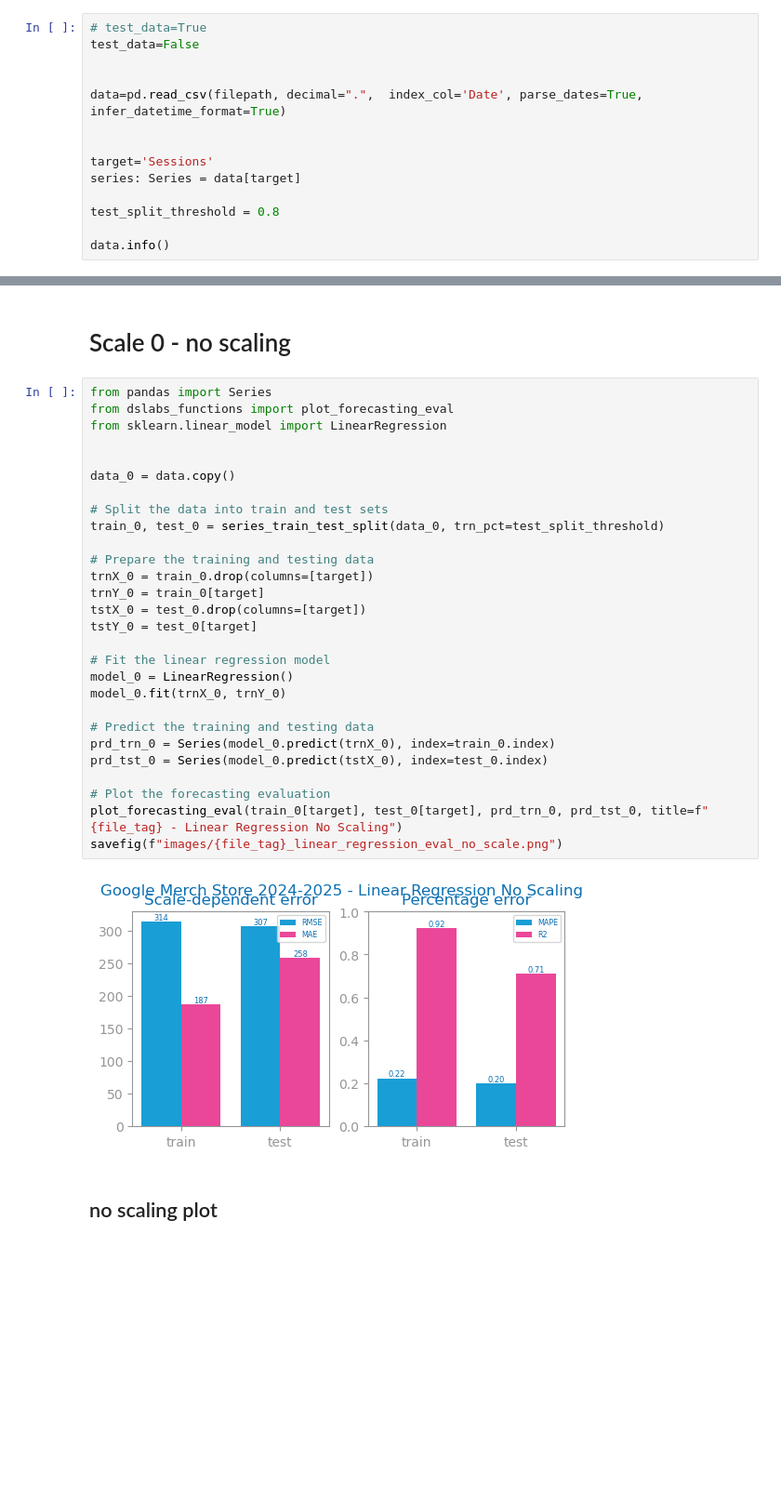
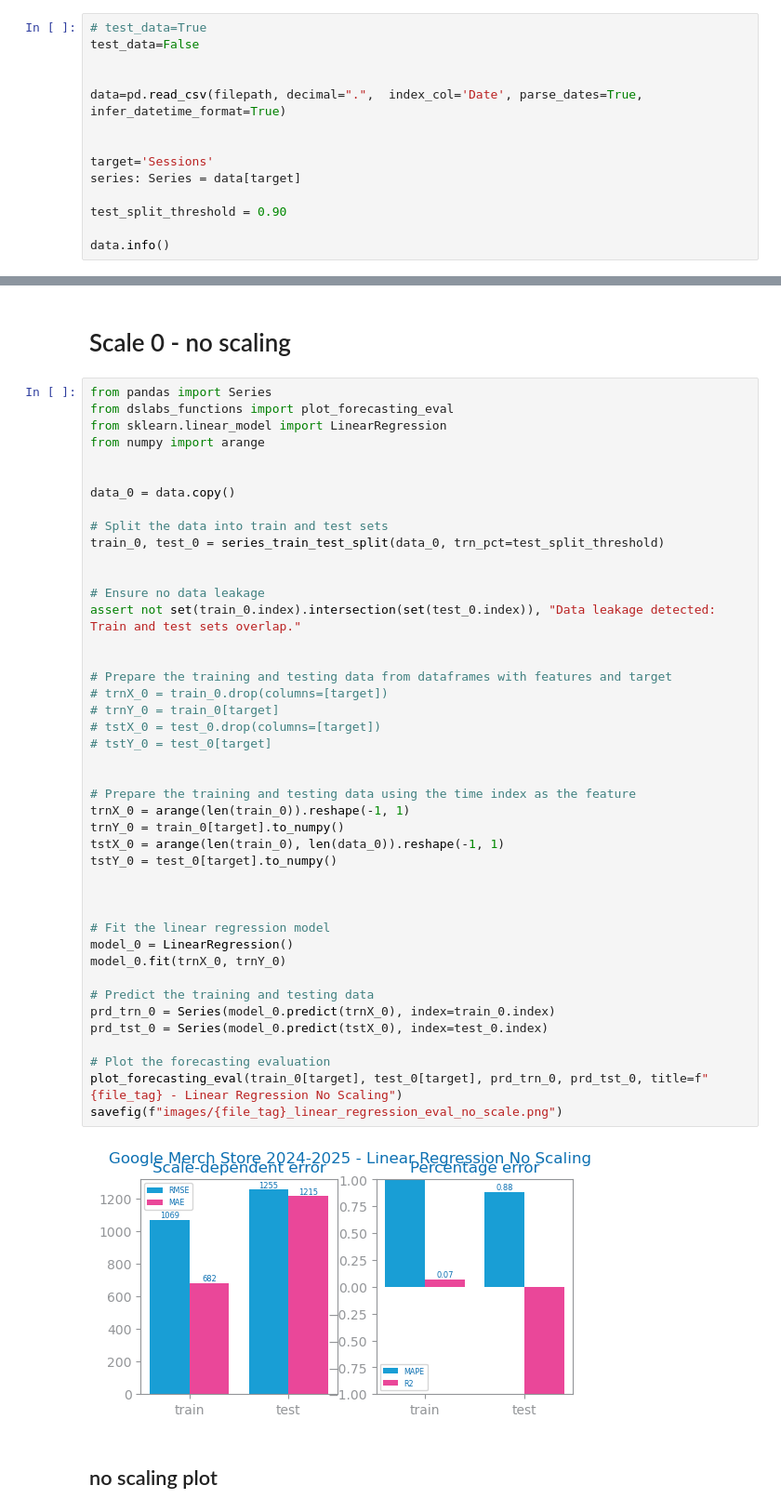
Before and after one commit to jvanalytics/ist_dash_2024_rec, a Jupyter notebook: time_series_forecasting/notebooks/dataset_3/3_ga4_merch_agg_2024_time_series_scaling.ipynb, the cells around one changed output, grey strips where cells are left out. Shown at 93% size. Cells and saved outputs as stored; diff of their text form; blank space fills up the shorter version.

```diff
--- a/time_series_forecasting/notebooks/dataset_3/3_ga4_merch_agg_2024_time_series_scaling.ipynb
+++ b/time_series_forecasting/notebooks/dataset_3/3_ga4_merch_agg_2024_time_series_scaling.ipynb
@@ -32,7 +32,7 @@ data=pd.read_csv(filepath, decimal=".",  index_col='Date', parse_dates=True,  in
 target='Sessions'
 series: Series = data[target]
 
-test_split_threshold = 0.8
+test_split_threshold = 0.90
 
 data.info()
 # %% [output]
@@ -58,33 +58,48 @@ memory usage: 156.8 KB
 # %%
 from pandas import Series
 from dslabs_functions import plot_forecasting_eval
 from sklearn.linear_model import LinearRegression
+from numpy import arange
 
 
 data_0 = data.copy()
 
 # Split the data into train and test sets
 train_0, test_0 = series_train_test_split(data_0, trn_pct=test_split_threshold)
 
-# Prepare the training and testing data
-trnX_0 = train_0.drop(columns=[target])
-trnY_0 = train_0[target]
-tstX_0 = test_0.drop(columns=[target])
-tstY_0 = test_0[target]
+
+# Ensure no data leakage
+assert not set(train_0.index).intersection(set(test_0.index)), "Data leakage detected: Train and test sets overlap."
+
+
+# Prepare the training and testing data from dataframes with features and target
+# trnX_0 = train_0.drop(columns=[target])
+# trnY_0 = train_0[target]
+# tstX_0 = test_0.drop(columns=[target])
+# tstY_0 = test_0[target]
+
+
+# Prepare the training and testing data using the time index as the feature
+trnX_0 = arange(len(train_0)).reshape(-1, 1)
+trnY_0 = train_0[target].to_numpy()
+tstX_0 = arange(len(train_0), len(data_0)).reshape(-1, 1)
+tstY_0 = test_0[target].to_numpy()
+
+
 
 # Fit the linear regression model
 model_0 = LinearRegression()
 model_0.fit(trnX_0, trnY_0)
 
 # Predict the training and testing data
 prd_trn_0 = Series(model_0.predict(trnX_0), index=train_0.index)
 prd_tst_0 = Series(model_0.predict(tstX_0), index=test_0.index)
 
 # Plot the forecasting evaluation
 plot_forecasting_eval(train_0[target], test_0[target], prd_trn_0, prd_tst_0, title=f"{file_tag} - Linear Regression No Scaling")
 savefig(f"images/{file_tag}_linear_regression_eval_no_scale.png")
 # %% [output]
-[figure, old version]
+[figure, new version]
 # %% [markdown]
 ## no scaling plot
 # %%
```
Also changed, not shown: parts of 10 cells of this notebook, 20 other files.
